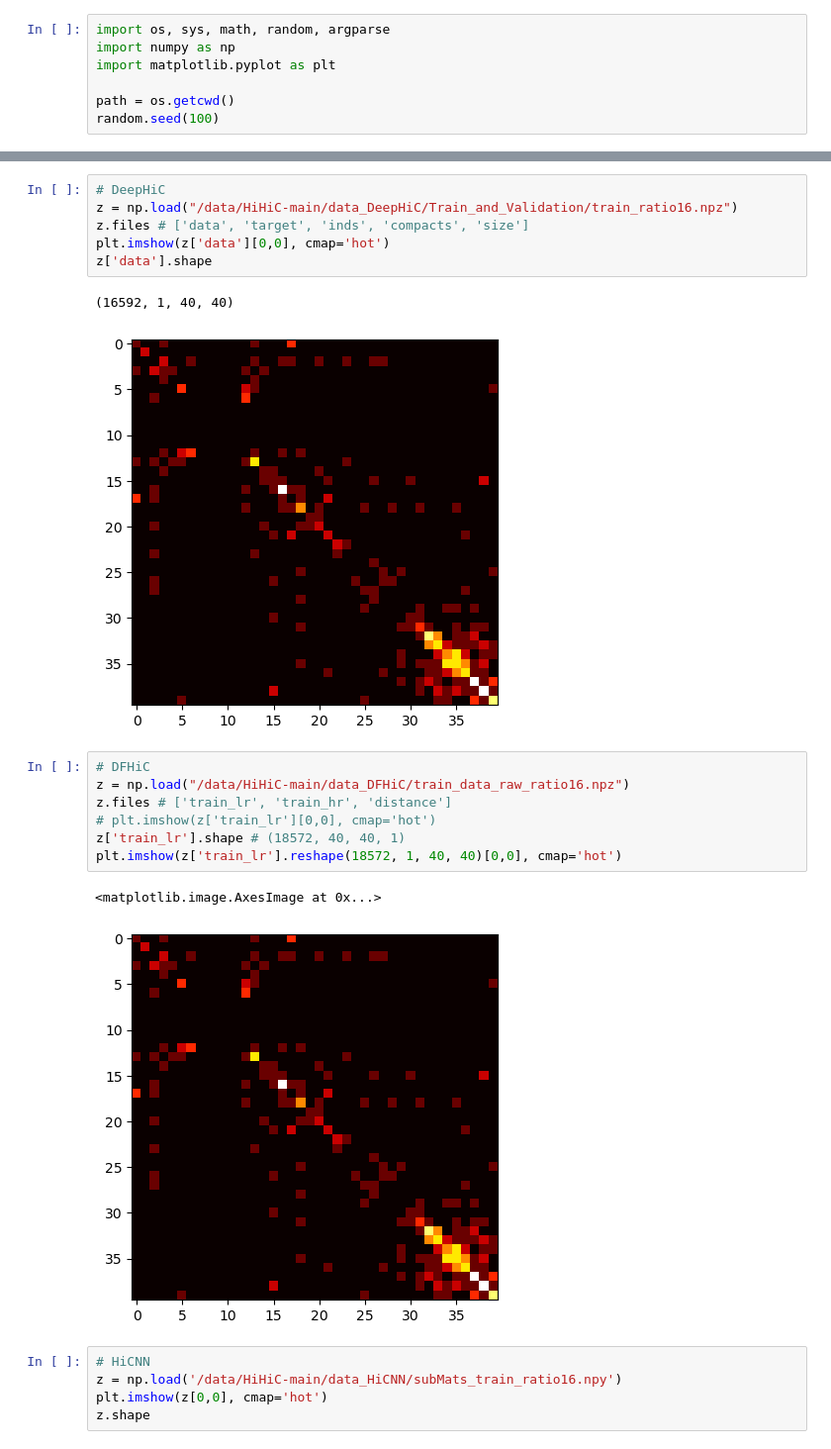
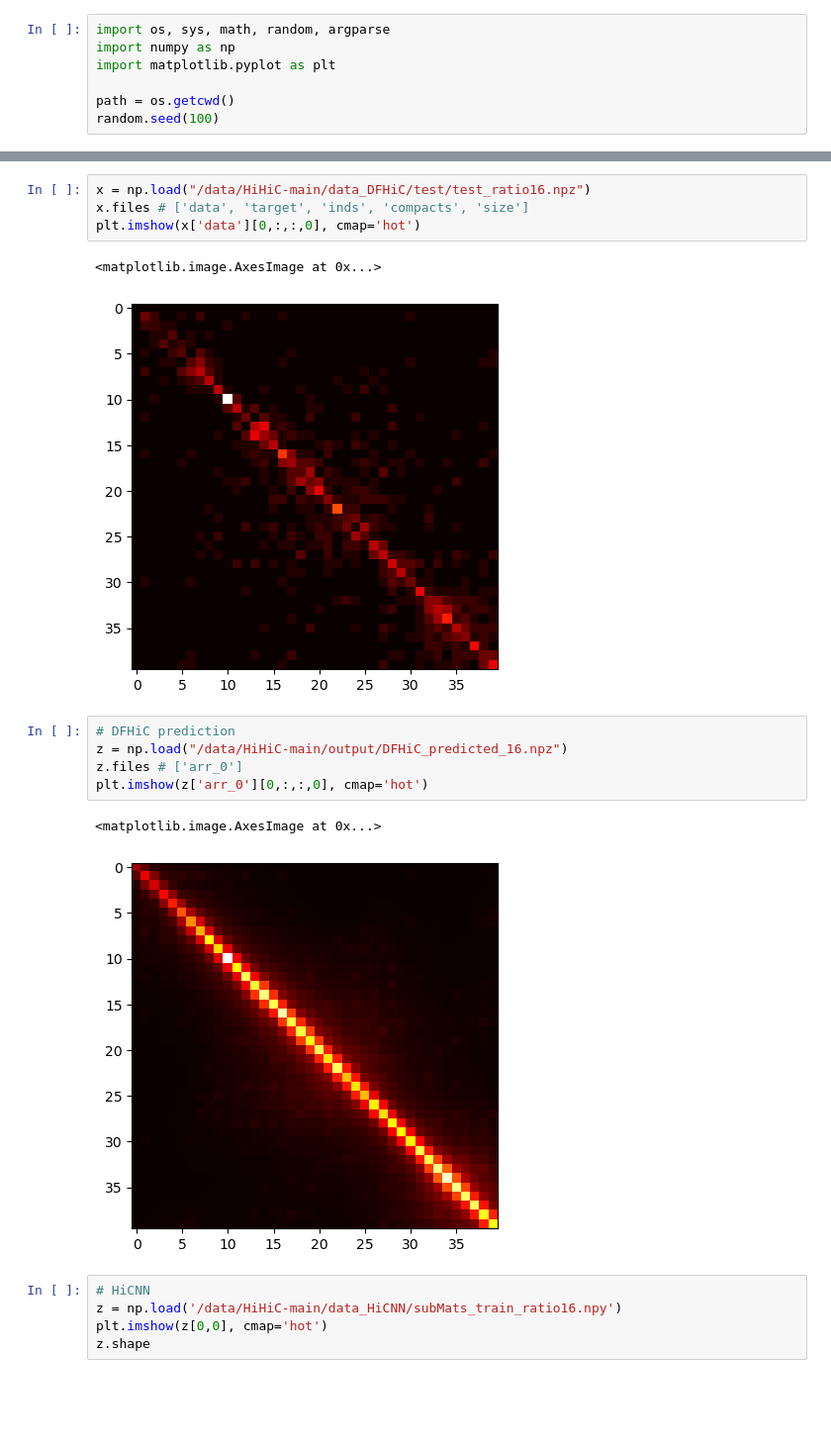
Before and after one commit to jkrLab/HiHiC, a Jupyter notebook: train.ipynb, the cells around one changed output, grey strips where cells are left out. Shown at 99% size. Saved outputs shown, nothing was run; the diff lists cells and outputs as text; blank space fills up the shorter version.

Commit message:
trior of train and prediction

```diff
--- a/train.ipynb
+++ b/train.ipynb
@@ -16,22 +84,18 @@ plt.imshow(z['data'][0,0], cmap='hot')
 # %%
-# DeepHiC
-z = np.load("/data/HiHiC-main/data_DeepHiC/Train_and_Validation/train_ratio16.npz")
-z.files # ['data', 'target', 'inds', 'compacts', 'size']
-plt.imshow(z['data'][0,0], cmap='hot')
-z['data'].shape
+x = np.load("/data/HiHiC-main/data_DFHiC/test/test_ratio16.npz")
+x.files # ['data', 'target', 'inds', 'compacts', 'size']
+plt.imshow(x['data'][0,:,:,0], cmap='hot')
 # %% [output]
-(16592, 1, 40, 40)
+<matplotlib.image.AxesImage at 0x...>
-[figure, old version]
+[figure, new version]
 # %%
-# DFHiC
-z = np.load("/data/HiHiC-main/data_DFHiC/train_data_raw_ratio16.npz")
-z.files # ['train_lr', 'train_hr', 'distance']
-# plt.imshow(z['train_lr'][0,0], cmap='hot')
-z['train_lr'].shape # (18572, 40, 40, 1)
-plt.imshow(z['train_lr'].reshape(18572, 1, 40, 40)[0,0], cmap='hot')
+# DFHiC prediction
+z = np.load("/data/HiHiC-main/output/DFHiC_predicted_16.npz")
+z.files # ['arr_0']
+plt.imshow(z['arr_0'][0,:,:,0], cmap='hot')
 # %% [output]
 <matplotlib.image.AxesImage at 0x...>
-[figure, old version]
+[figure, new version]
 # %%
 # HiCNN
 z = np.load('/data/HiHiC-main/data_HiCNN/subMats_train_ratio16.npy')
```
Also changed, not shown: parts of 25 cells of this notebook, 20 other files.
